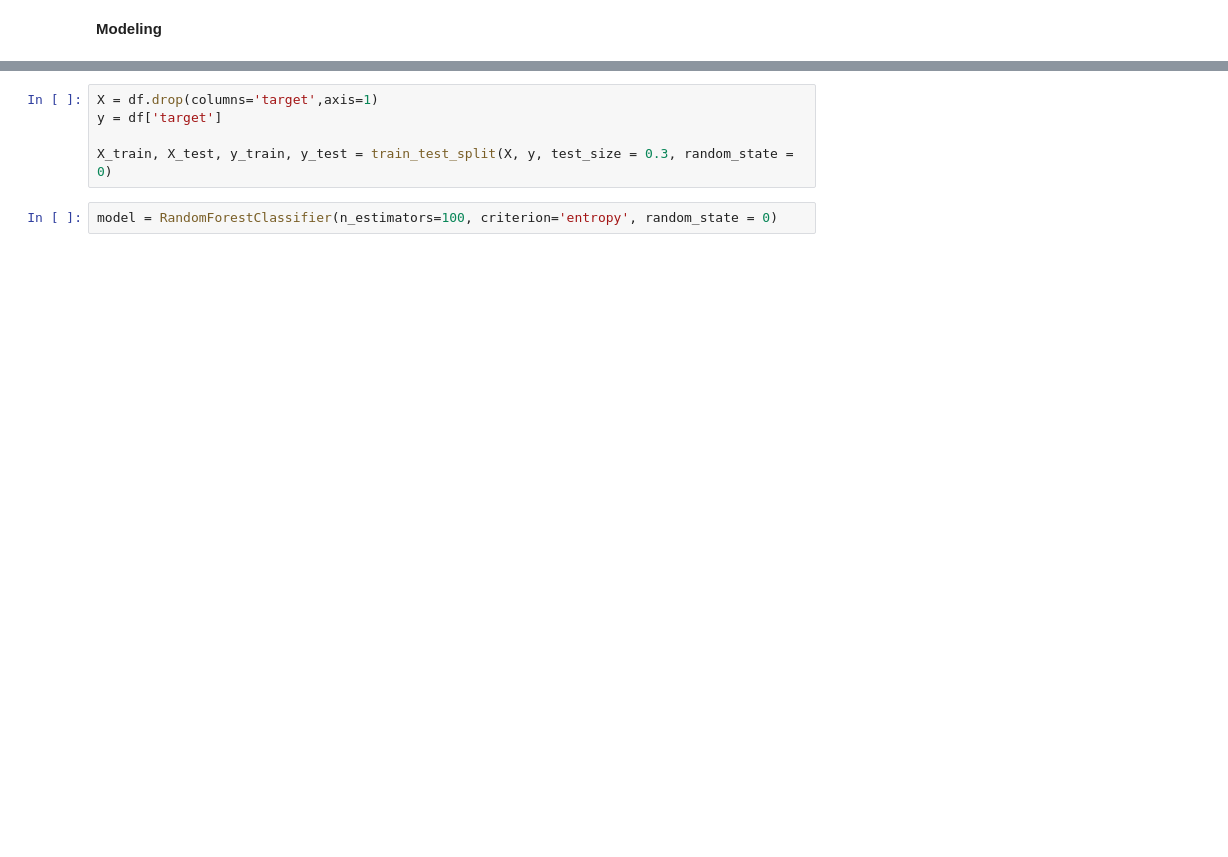
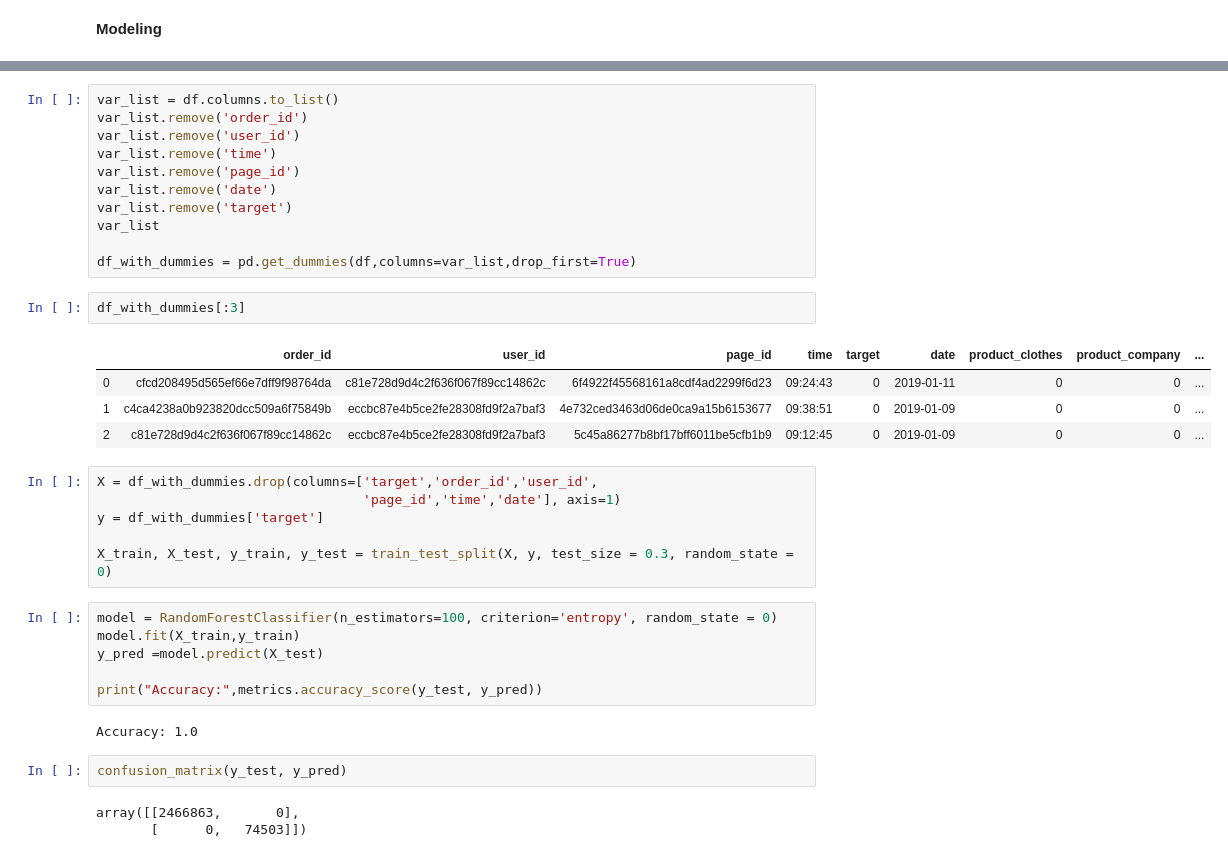
Before and after one commit to catymiao/Marketing-Analystics-Project, a Jupyter notebook: ABTestProject.ipynb, the cells around one changed output, grey strips where cells are left out. Saved outputs shown, nothing was run; the diff lists cells and outputs as text; blank space fills up the shorter version.

```diff
--- a/ABTestProject.ipynb
+++ b/ABTestProject.ipynb
@@ -112,7 +123,37 @@ plt.show()
+# %%
+var_list = df.columns.to_list()
+var_list.remove('order_id')
+var_list.remove('user_id')
+var_list.remove('time')
+var_list.remove('page_id')
+var_list.remove('date')
+var_list.remove('target')
+var_list
+
+df_with_dummies = pd.get_dummies(df,columns=var_list,drop_first=True)
+# %%
+df_with_dummies[:3]
+# %% [output]
+|  | order_id | user_id | page_id | time | target | date | product_clothes | product_company | ... |
+| 0 | cfcd208495d565ef66e7dff9f98764da | c81e728d9d4c2f636f067f89cc14862c | 6f4922f45568161a8cdf4ad2299f6d23 | 09:24:43 | 0 | 2019-01-11 | 0 | 0 | ... |
+| 1 | c4ca4238a0b923820dcc509a6f75849b | eccbc87e4b5ce2fe28308fd9f2a7baf3 | 4e732ced3463d06de0ca9a15b6153677 | 09:38:51 | 0 | 2019-01-09 | 0 | 0 | ... |
+| 2 | c81e728d9d4c2f636f067f89cc14862c | eccbc87e4b5ce2fe28308fd9f2a7baf3 | 5c45a86277b8bf17bff6011be5cfb1b9 | 09:12:45 | 0 | 2019-01-09 | 0 | 0 | ... |
 # %%
-X = df.drop(columns='target',axis=1)
-y = df['target']
+X = df_with_dummies.drop(columns=['target','order_id','user_id',
+                                  'page_id','time','date'], axis=1)
+y = df_with_dummies['target']
 
 X_train, X_test, y_train, y_test = train_test_split(X, y, test_size = 0.3, random_state = 0)
 # %%
 model = RandomForestClassifier(n_estimators=100, criterion='entropy', random_state = 0)
+model.fit(X_train,y_train)
+y_pred =model.predict(X_test)
+
+print("Accuracy:",metrics.accuracy_score(y_test, y_pred))
+# %% [output]
+Accuracy: 1.0
+# %%
+confusion_matrix(y_test, y_pred)
+# %% [output]
+array([[2466863,       0],
+       [      0,   74503]])
```
Also changed, not shown: parts of 15 cells of this notebook.
